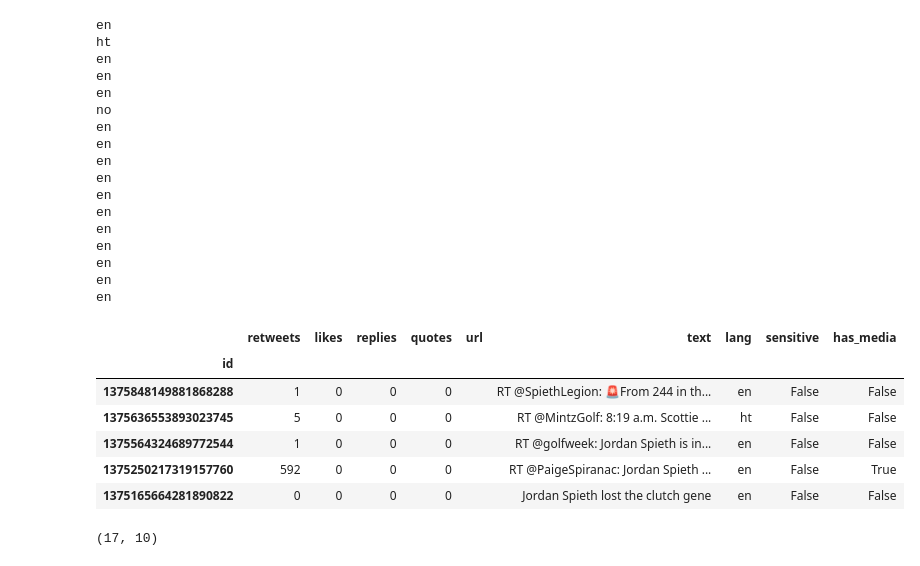
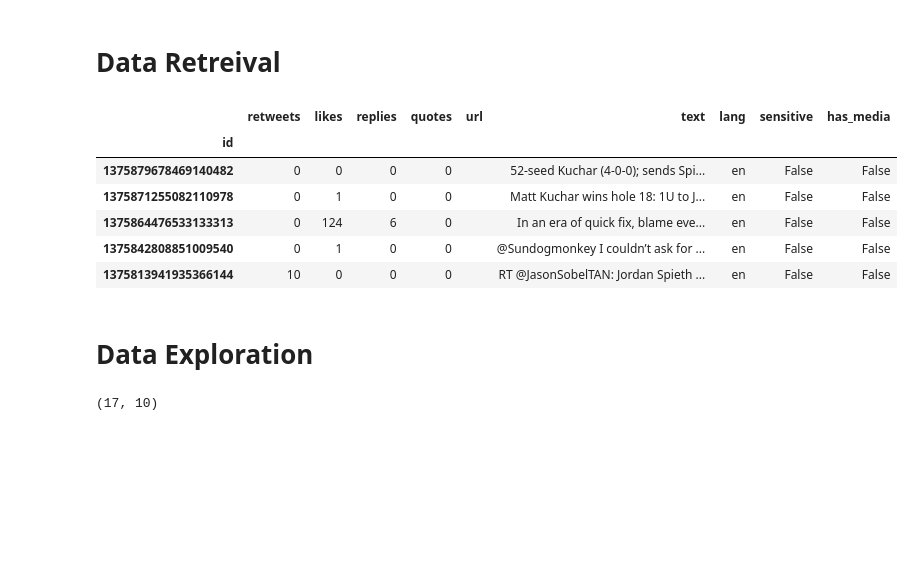
Before and after one commit to dabent/final_project, a Jupyter notebook: final_project.ipynb, the cells around one changed output. Drawn from its saved outputs; the diff is of its cells as text; code cells hidden in the pictures; blank space fills up the shorter version.

```diff
--- a/final_project.ipynb
+++ b/final_project.ipynb
@@ -1,3 +1,5 @@
+# %% [markdown]
+# Data Retreival
 # %%
 import requests
 import json
@@ -13,7 +15,7 @@ n = 500                           # The total number of tweets we want
 max_results = 100                 # The number of tweets to pull per request; must be between 10 and 100
 total_retrieved = 0               # To keep track of when to stop
 next_token = ""                   # Must be empty on first iteration
-search_term = "jordan%20spieth"  # To form an advanced query, see here: https://twitter.com/search-advanced?lang=en
+search_term = "spieth"  # To form an advanced query, see here: https://twitter.com/search-advanced?lang=en
 since_id = "1373737485931454467"  # The id of the oldest tweet you want to retrieve
 
 # Create the empty DataFrame with the columns you want
@@ -70,55 +72,40 @@ while total_retrieved < n:
             media_key = tweet['attachments']['media_keys'][0]
 
     has_media = False
     # If there is a media key in this tweet, iterate through tweet['includes']['media'] until we find it
     if media_key != "":
         for media in json_data['includes']['media']:
             if media['media_key'] == media_key: # Only if the media_key matches the one we stored
                 has_media = True
                 if media['type'] == 'photo':      # Only if it is a photo; ignore videos
                     image_url = media['url']        # Store the url in a variable
 
                     # Only iterate if a photo is found
                     total_retrieved += 1
 
                     # Only add the record in the DataFrame if a photo is found
                     #df.loc[tweet_id] = [retweet_count, like_count, image_url, text]
                     break
 
     df.loc[tweet_id] = [retweet_count, like_count, reply_count, quote_count, image_url, text, lang, possibly_sensitive, has_media]
     # keep track of where to start next time, but quit if there are no more results
     try:
         next_token = json_data['meta']['next_token']
     except:
         break
 
 df.to_csv('twitter.csv')
 df.head()
 # %% [output]
-en
-ht
-en
-en
-en
-no
-en
-en
-en
-en
-en
-en
-en
-en
-en
-en
-en
 |  | retweets | likes | replies | quotes | url | text | lang | sensitive | has_media |
 | id |  |  |  |  |  |  |  |  |  |
-| 1375848149881868288 | 1 | 0 | 0 | 0 |  | RT @SpiethLegion: 🚨From 244 in th... | en | False | False |
-| 1375636553893023745 | 5 | 0 | 0 | 0 |  | RT @MintzGolf: 8:19 a.m. Scottie ... | ht | False | False |
-| 1375564324689772544 | 1 | 0 | 0 | 0 |  | RT @golfweek: Jordan Spieth is in... | en | False | False |
-| 1375250217319157760 | 592 | 0 | 0 | 0 |  | RT @PaigeSpiranac: Jordan Spieth ... | en | False | True |
-| 1375165664281890822 | 0 | 0 | 0 | 0 |  | Jordan Spieth lost the clutch gene | en | False | False |
+| 1375879678469140482 | 0 | 0 | 0 | 0 |  | 52-seed Kuchar (4-0-0); sends Spi... | en | False | False |
+| 1375871255082110978 | 0 | 1 | 0 | 0 |  | Matt Kuchar wins hole 18: 1U to J... | en | False | False |
+| 1375864476533133313 | 0 | 124 | 6 | 0 |  | In an era of quick fix, blame eve... | en | False | False |
+| 1375842808851009540 | 0 | 1 | 0 | 0 |  | @Sundogmonkey I couldn’t ask for ... | en | False | False |
+| 1375813941935366144 | 10 | 0 | 0 | 0 |  | RT @JasonSobelTAN: Jordan Spieth ... | en | False | False |
+# %% [markdown]
+# Data Exploration
 # %%
 import pandas as pd
 df = pd.read_csv('twitter.csv')
```
Also changed, not shown: parts of 5 cells of this notebook, 1 other file.
